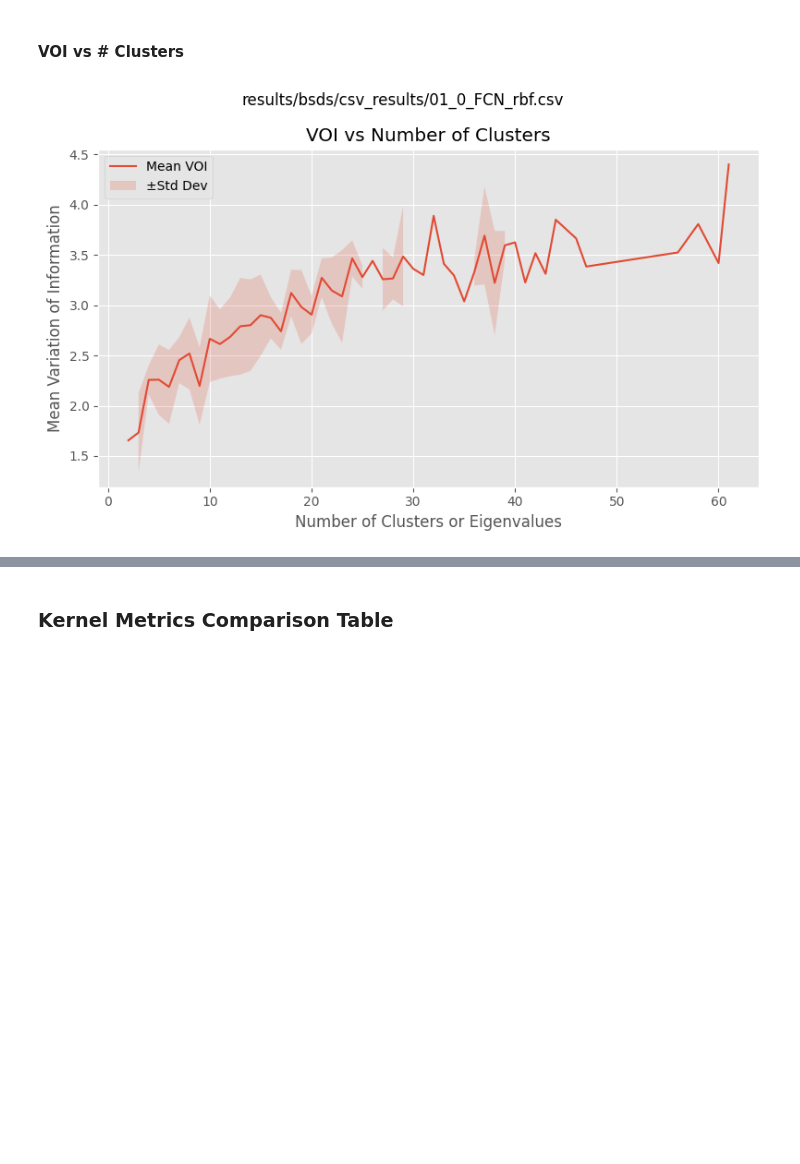
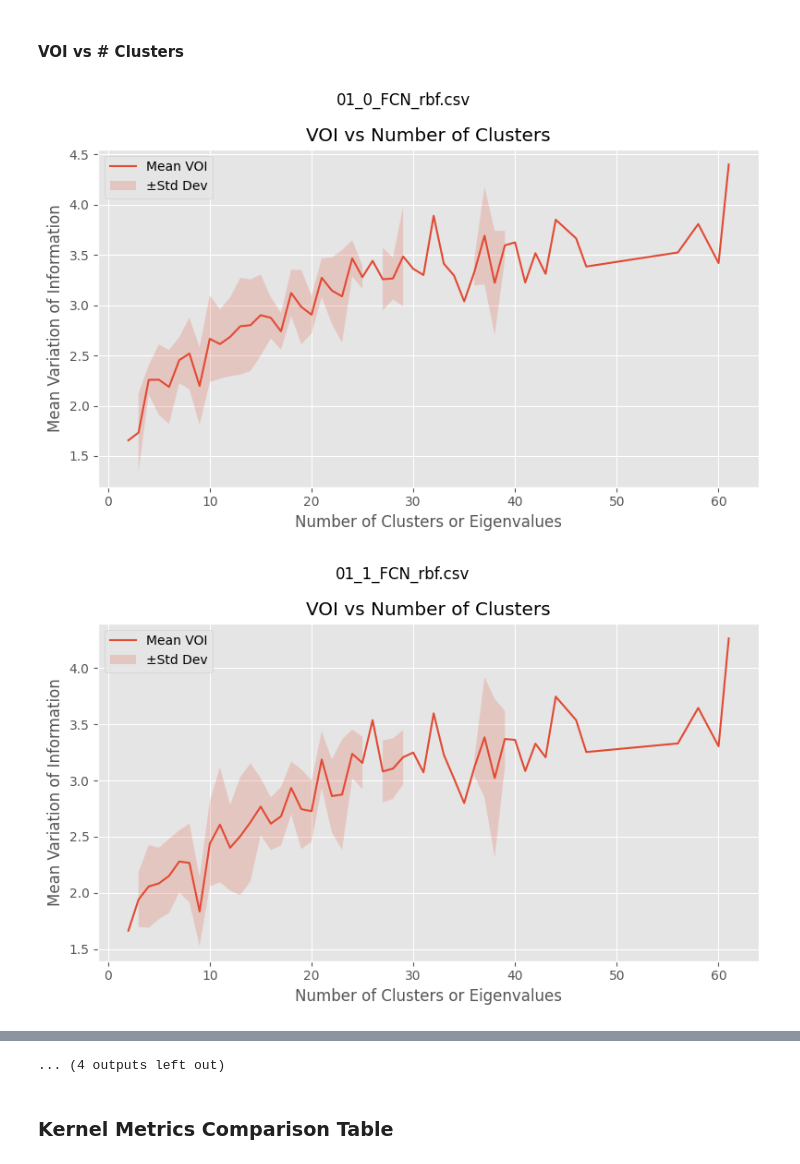
Before and after one commit to jimenacotera/Spectral-Clustering-Similarity-Graphs, a Jupyter notebook: visualisations.ipynb, the cells around one changed output, grey strips where cells are left out. Drawn from its saved outputs; the diff is of its cells as text; code cells hidden in the pictures; blank space fills up the shorter version.

```diff
--- a/visualisations.ipynb
+++ b/visualisations.ipynb
@@ -135,7 +137,7 @@ fcn_rbf_100 = pd.read_csv("results/bsds/csv_results/01_3_FCN_rbf.csv")
 fcn_rbf_200 = pd.read_csv("results/bsds/csv_results/01_4_FCN_rbf.csv")
 
 
-variance_mapping = [10, 20, 50, 100, 200]
+variance_mapping = [10, 20, 50, 100, 200, 5]
 # %%
 # Plot average ri per variance value
 
@@ -194,8 +196,8 @@ stdevs = []
 
 triples = []
 
-# knn_mapping = [0, 5, 10 ,20 ,30, 3, 15, 25]
-knn_mapping = [0, 5, 10 ,20 ,30, 3]
+knn_mapping = [0, 5, 10 ,20 ,30, 3, 15, 25]
+# knn_mapping = [0, 5, 10 ,20 ,30, 3]
 
 for fileName in knn_paths:
     index = int(fileName.split("_")[1][1])
@@ -316,25 +319,26 @@ plt.show()
 # %% [markdown]
 #### VOI vs # Clusters
 # %%
-paths = ["results/bsds/csv_results/01_0_FCN_rbf.csv"]
+
 
 for path in paths:
-    data = pd.read_csv(path)
+    data = pd.read_csv(csv_directory + path)
     stats = data.groupby('eigs')['voi'].agg(['mean', 'std']).reset_index()
 
     x = stats['eigs']
     y = stats['mean']
     yerr = stats['std']
 
     plt.figure(figsize=(8,5))
     plt.suptitle(path)
     plt.plot(x, y, label='Mean VOI')
     plt.fill_between(x, y - yerr, y + yerr, alpha=0.2, label='±Std Dev')
     plt.xlabel('Number of Clusters or Eigenvalues')
     plt.ylabel('Mean Variation of Information')
     plt.title('VOI vs Number of Clusters')
     plt.legend()
     plt.tight_layout()
     plt.show()
 # %% [output]
-[figure, old version]
+[figure, new version]
+[figure, added]
@@ -341,3 +355,4 @@ for path in paths:
+... (4 outputs left out)
 # %% [markdown]
 ### Kernel Metrics Comparison Table
 # %%
```
Also changed, not shown: parts of 8 cells of this notebook, 2 other files.
